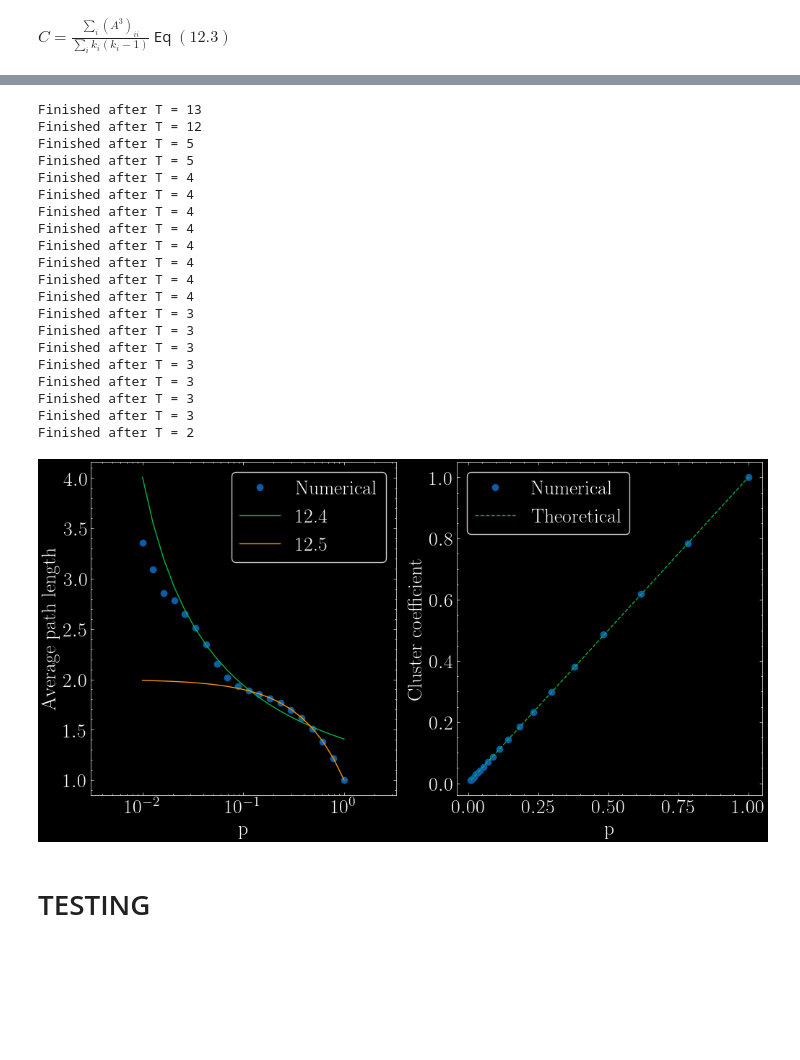
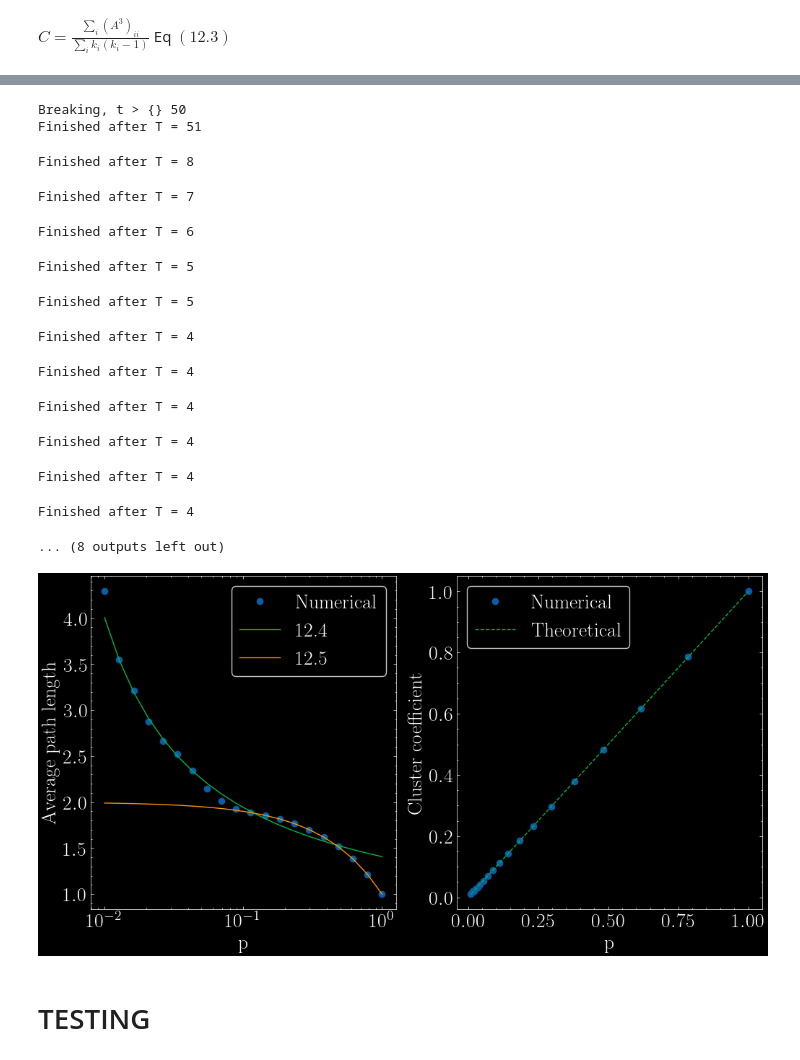
Before and after one commit to FelixWaldschock/Chalmers_FFR120_Simulation_Of_Complex_System, a Jupyter notebook: HW_03/Exercise_12-4.ipynb, the cells around one changed output, grey strips where cells are left out. Saved outputs shown, nothing was run; the diff lists cells and outputs as text; code cells hidden in the pictures; blank space fills up the shorter version.

```diff
--- a/HW_03/Exercise_12-4.ipynb
+++ b/HW_03/Exercise_12-4.ipynb
@@ -73,7 +73,6 @@ def computeAveragePathLength(A):
 
     # set increment t
     t = 1
-
     t_max = 50
 
     # create a History tensor H with 3 dimensions
@@ -82,7 +81,8 @@ def computeAveragePathLength(A):
     while (np.any(B == -1)):
     #for b in range(5):
         for i in range(n):
-            for j in range(n):
+            for j in range(i,n):
+
                 if A[i,j] != 0:
                     if L[i,j] == L[j,i] == -1:
                         if i != j:
@@ -91,7 +91,8 @@ def computeAveragePathLength(A):
                             L[j,i] = t
                             #print("Changed L[{},{}] to {}".format(i,j,t))
         # increase power of A
-        A = np.matmul(A,A)
+        #A = np.matmul(A,A)
+        A = np.dot(A,A_copy)
         # Update counter t
         # print("Updated t to {}".format(t))
         t += 1
@@ -106,7 +107,7 @@ def computeAveragePathLength(A):
 
         # if t > 10, break
         if t > t_max:
-            print("Breaking, t > 100")
+            print("Breaking, t > {}",t_max)
             break
     print("Finished after T = {}".format(t))
 
@@ -228,64 +230,58 @@ L_ = np.zeros((n,n, len(p)))
 # init the clustering coefficient C
 C = np.zeros(len(p))
 
-for i in range(len(p)):
+for i in trange(len(p)):
     A_[:,:,i] = erdos_renyi(n, p[i])
     L_[:,:,i],_,_,_ = computeAveragePathLength(A_[:,:,i])
     C[i] = getClusteringCoefficient(A_[:,:,i])
 # %% [output]
-Finished after T = 13
-Finished after T = 12
-Finished after T = 5
-Finished after T = 5
-Finished after T = 4
-Finished after T = 4
-Finished after T = 4
-Finished after T = 4
-Finished after T = 4
-Finished after T = 4
-Finished after T = 4
-Finished after T = 4
-Finished after T = 3
-Finished after T = 3
-Finished after T = 3
-Finished after T = 3
-Finished after T = 3
-Finished after T = 3
-Finished after T = 3
-Finished after T = 2
+Breaking, t > {} 50
+Finished after T = 51
+Finished after T = 8
+Finished after T = 7
+Finished after T = 6
+Finished after T = 5
+Finished after T = 5
+Finished after T = 4
+Finished after T = 4
+Finished after T = 4
+Finished after T = 4
+Finished after T = 4
+Finished after T = 4
+... (8 outputs left out)
 # %%
 # compute the average path length for each p
 avg_path_length = np.zeros(len(p))
 for i in range(len(p)):
     avg_path_length[i] = getAveragePathLength(L_[:,:,i])
 
 # plot the average path length
 fig, ax = plt.subplots(1,2, figsize=(12,6))
 
 # plot the numerical data
 ax[0].semilogx(p, avg_path_length, 'o', label="Numerical")
 ax[0].set_xlabel("p")
 ax[0].set_ylabel("Average path length")
-ax[0].axis('equal');
+
 
 # plot the theoretical approximation
 ax[0].semilogx(p, theoretical_approximation_12_4(n,p), label="12.4")
 ax[0].semilogx(p, theoretical_approximation_12_5(p), label="12.5")
 ax[0].legend()
 
 # plot the clustering coefficient
 
 ax[1].plot(p, C, 'o', label="Numerical")
 ax[1].set_xlabel("p")
 ax[1].set_ylabel("Cluster coefficient")
 
 # plot the theoretical approximation which is just p
 ax[1].plot(p, p,'--', label="Theoretical")
 ax[1].legend()
 
 plt.show()
 # %% [output]
-[figure, old version]
+[figure, new version]
 # %% [markdown]
 # TESTING
 # %%
```
Also changed, not shown: parts of 3 cells of this notebook, 5 other files.
